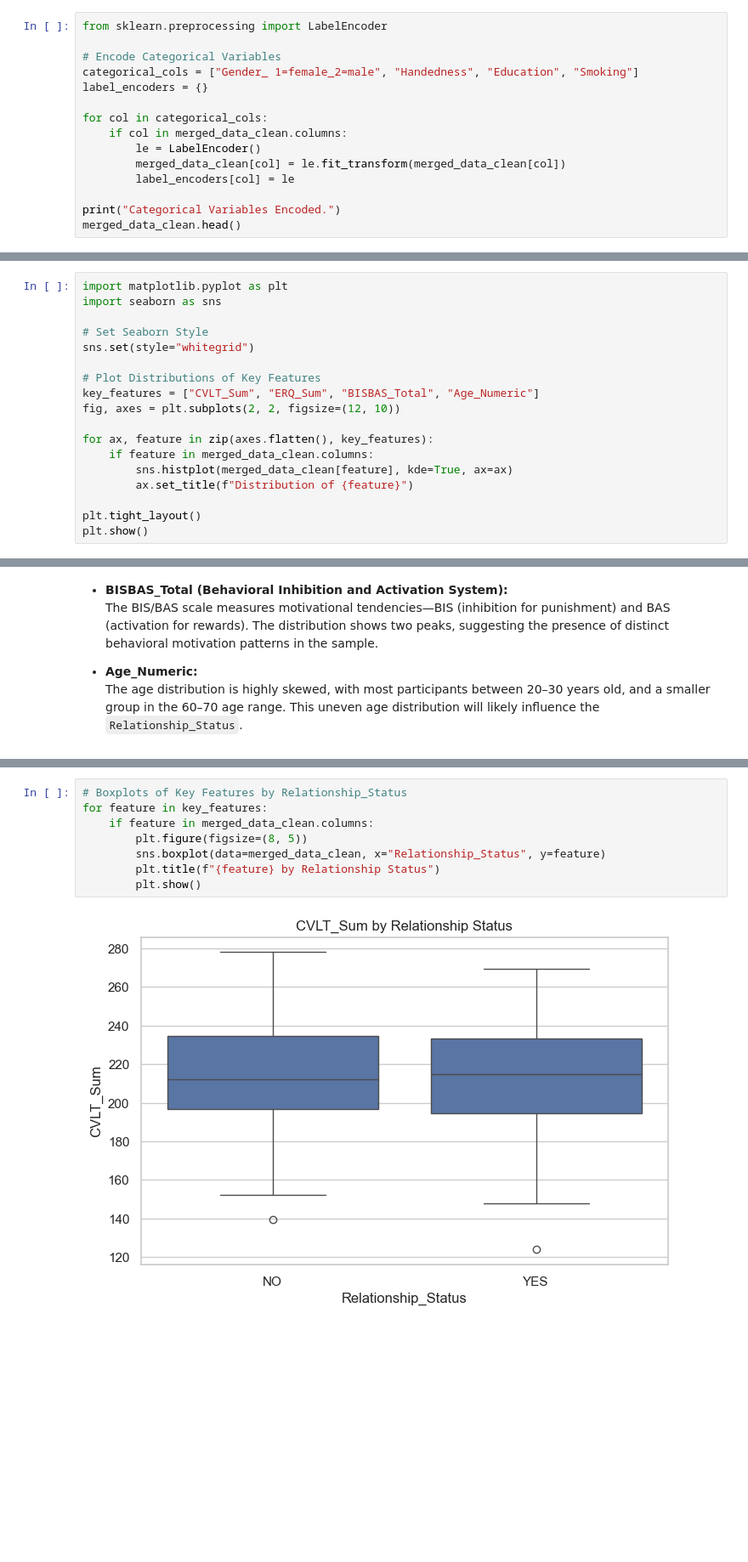
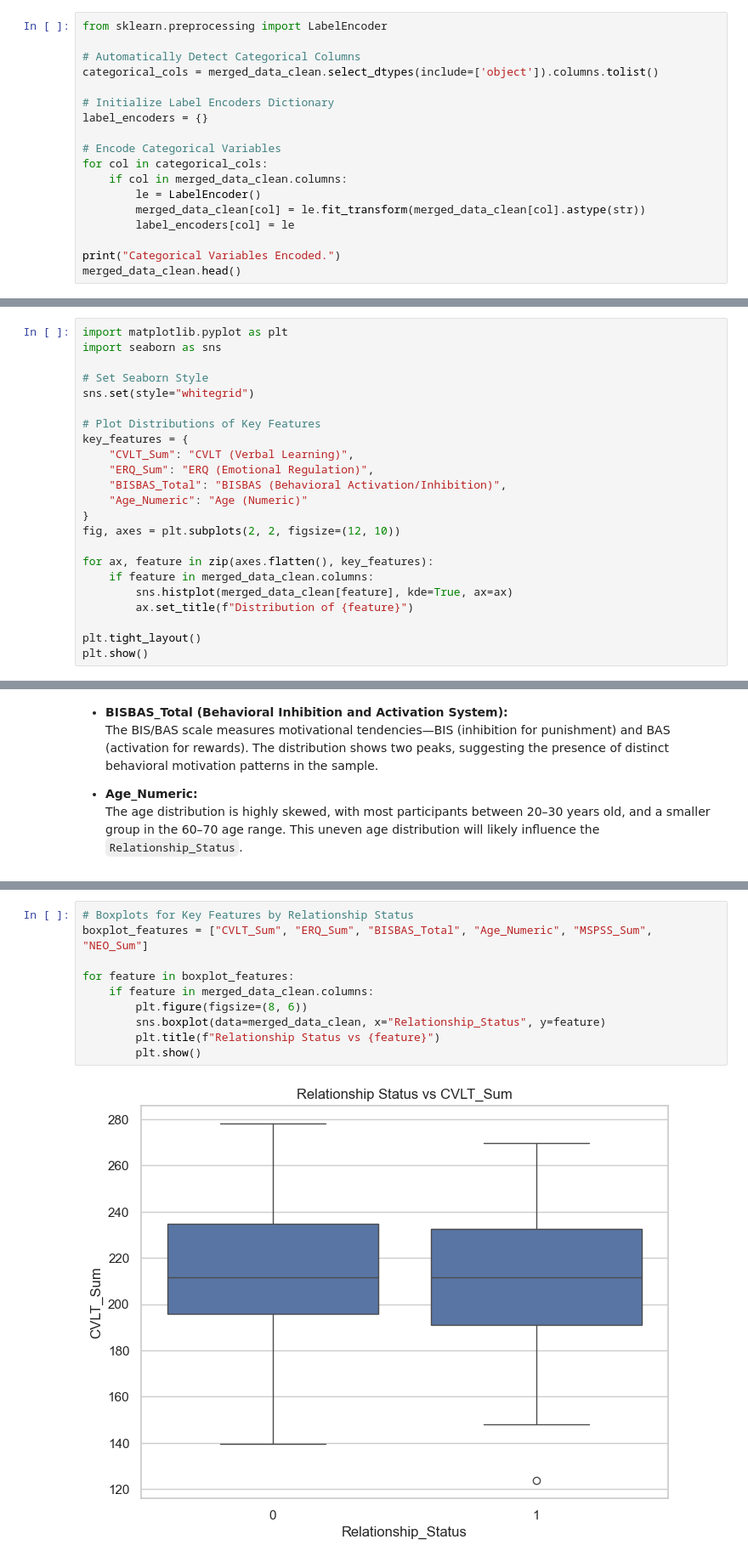
Before and after one commit to nicola1702/LEMON-Love-Predictor, a Jupyter notebook: data_structure_analysis.ipynb, the cells around one changed output, grey strips where cells are left out. Shown at 85% size. Cells and saved outputs as stored; diff of their text form; blank space fills up the shorter version.

Commit message:
Update data_structure_analysis.ipynb
new features added

```diff
--- a/data_structure_analysis.ipynb
+++ b/data_structure_analysis.ipynb
@@ -151,14 +185,17 @@ Length: 80, dtype: int64
 # %%
 from sklearn.preprocessing import LabelEncoder
 
-# Encode Categorical Variables
-categorical_cols = ["Gender_ 1=female_2=male", "Handedness", "Education", "Smoking"]
+# Automatically Detect Categorical Columns
+categorical_cols = merged_data_clean.select_dtypes(include=['object']).columns.tolist()
+
+# Initialize Label Encoders Dictionary
 label_encoders = {}
 
+# Encode Categorical Variables
 for col in categorical_cols:
     if col in merged_data_clean.columns:
         le = LabelEncoder()
-        merged_data_clean[col] = le.fit_transform(merged_data_clean[col])
+        merged_data_clean[col] = le.fit_transform(merged_data_clean[col].astype(str))
         label_encoders[col] = le
 
 print("Categorical Variables Encoded.")
@@ -226,7 +312,12 @@ import seaborn as sns
 sns.set(style="whitegrid")
 
 # Plot Distributions of Key Features
-key_features = ["CVLT_Sum", "ERQ_Sum", "BISBAS_Total", "Age_Numeric"]
+key_features = {
+    "CVLT_Sum": "CVLT (Verbal Learning)",
+    "ERQ_Sum": "ERQ (Emotional Regulation)",
+    "BISBAS_Total": "BISBAS (Behavioral Activation/Inhibition)",
+    "Age_Numeric": "Age (Numeric)"
+}
 fig, axes = plt.subplots(2, 2, figsize=(12, 10))
 
 for ax, feature in zip(axes.flatten(), key_features):
@@ -255,10 +366,12 @@ plt.show()
 # %%
-# Boxplots of Key Features by Relationship_Status
-for feature in key_features:
+# Boxplots for Key Features by Relationship Status
+boxplot_features = ["CVLT_Sum", "ERQ_Sum", "BISBAS_Total", "Age_Numeric", "MSPSS_Sum", "NEO_Sum"]
+
+for feature in boxplot_features:
     if feature in merged_data_clean.columns:
-        plt.figure(figsize=(8, 5))
+        plt.figure(figsize=(8, 6))
         sns.boxplot(data=merged_data_clean, x="Relationship_Status", y=feature)
-        plt.title(f"{feature} by Relationship Status")
+        plt.title(f"Relationship Status vs {feature}")
         plt.show()
 # %% [output]
-[figure, old version]
+[figure, new version]
```
Also changed, not shown: parts of 14 cells of this notebook.
